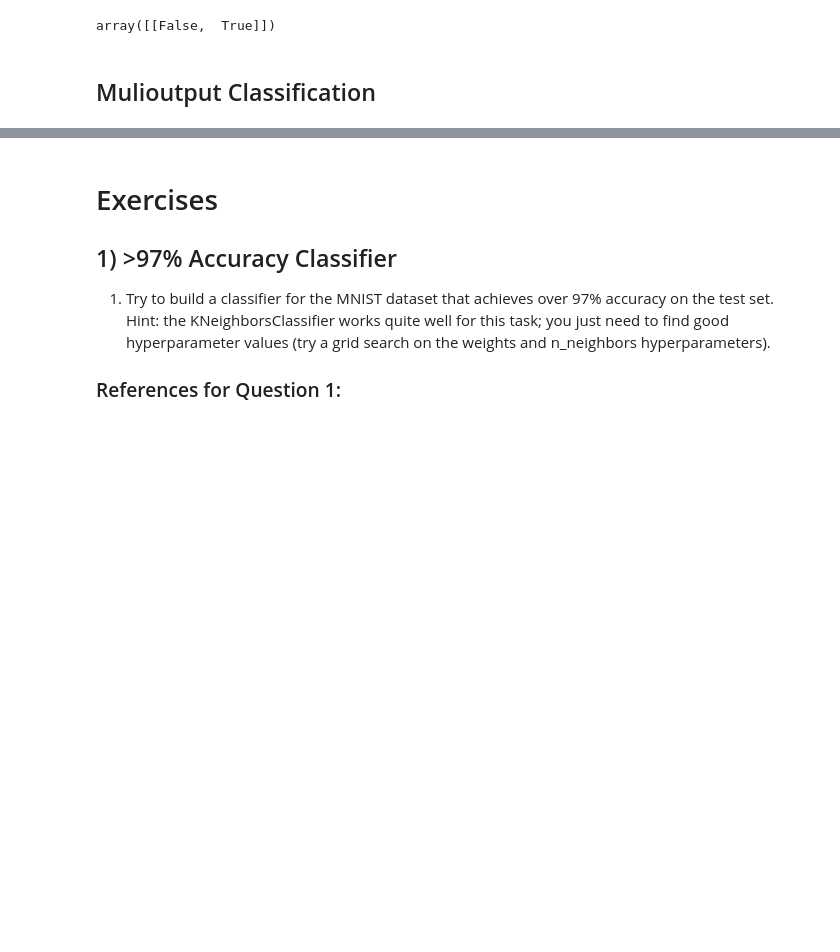
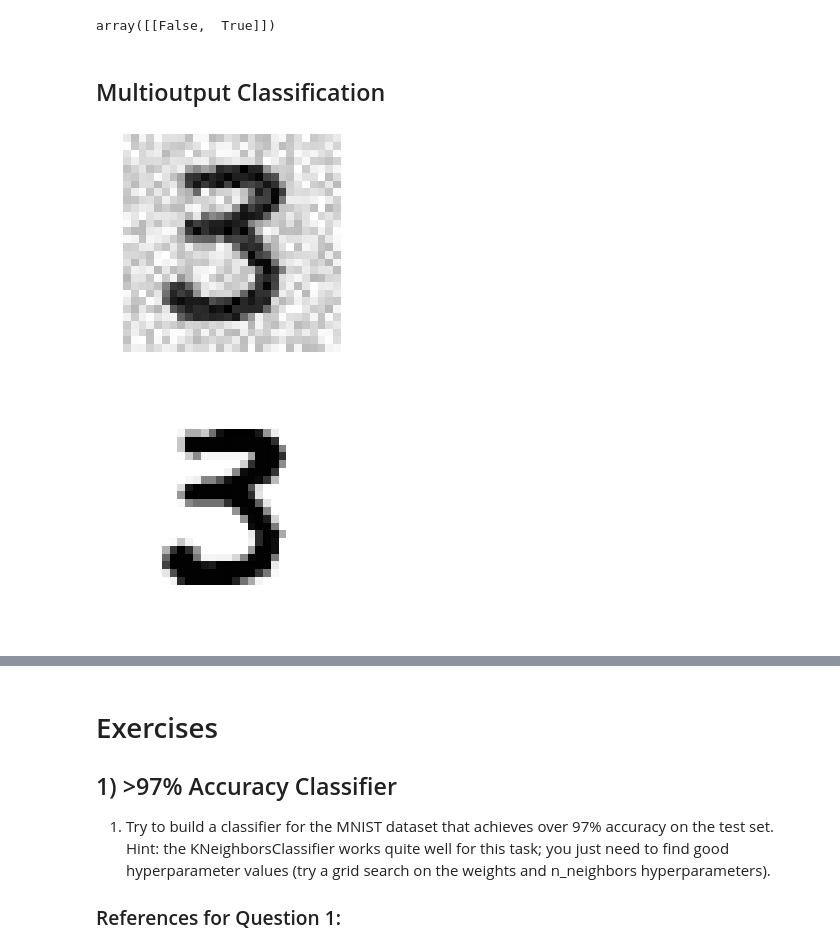
Before and after one commit to Daniel-Wilcox/ADA-874-2019, a Jupyter notebook: Chap3_D_Wilcox.ipynb, the cells around one changed output, grey strips where cells are left out. Cells and saved outputs as stored; diff of their text form; code cells hidden in the pictures; blank space fills up the shorter version.

```diff
--- a/Chap3_D_Wilcox.ipynb
+++ b/Chap3_D_Wilcox.ipynb
@@ -497,5 +506,5 @@ f1_score(y_multilabel, y_train_knn_pred, average="macro")
 # %% [markdown]
-## Mulioutput Classification
+## Multioutput Classification
 # %%
 noise = np.random.randint(0, 100, (len(X_train), 784))
 X_train_mod = X_train + noise
@@ -518,2 +517,15 @@ plot_digits(y_train_mod[rand_num])
+# %%
+
+random.seed(107)
+rand_index = random.randrange(0, len(X_test_mod))
+
+#Noisy Image
+plot_digits(X_test_mod[rand_index])
+
+#Normal Image
+plot_digits(y_test_mod[rand_index])
+# %% [output]
+[figure, added]
+[figure, added]
 # %%
 knn_clf.fit(X_train_mod, y_train_mod)
```
Also changed, not shown: parts of 37 cells of this notebook.
